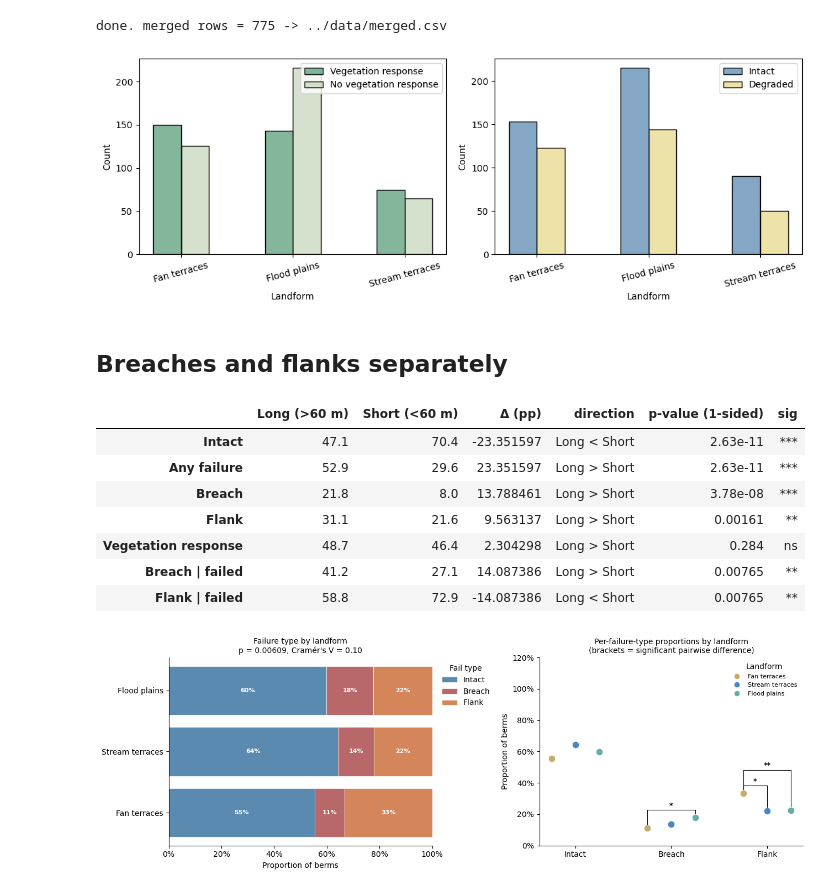
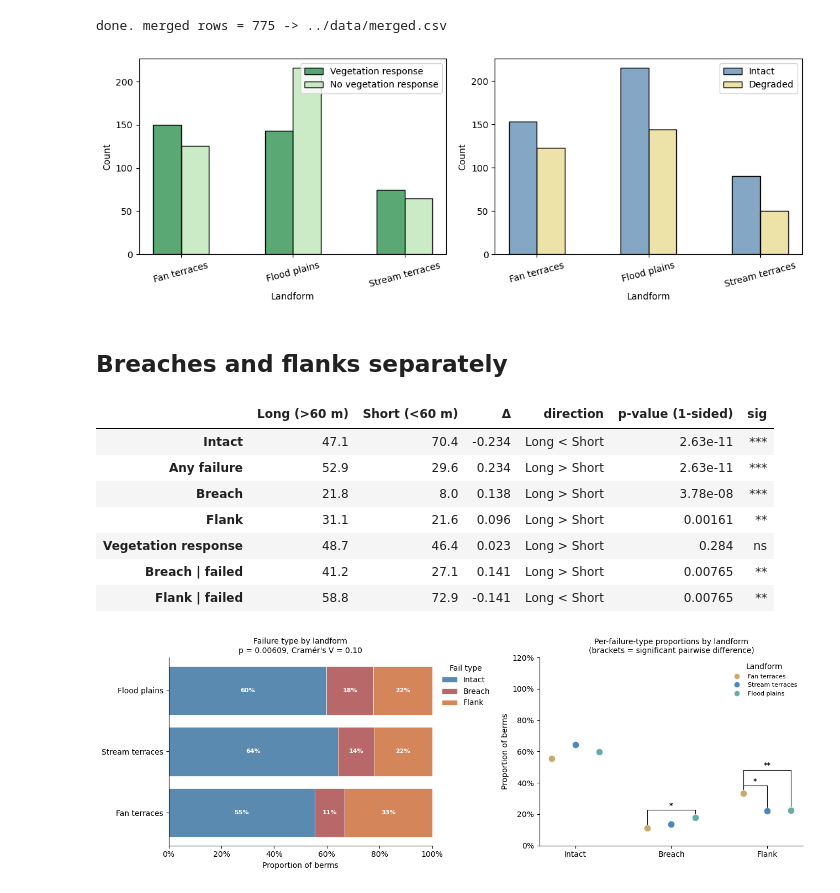
Before and after one commit to octavia-crompton/altar-berms-outcomes, a Jupyter notebook: notebooks/ berm analysis with API.ipynb, the cells around one changed output. Saved outputs shown, nothing was run; the diff lists cells and outputs as text; code cells hidden in the pictures.

Commit message:
Add paper1/paper2 notebooks, figures, SI tables, README, and Overleaf merge

```diff
--- a/notebooks/ berm analysis with API.ipynb
+++ b/notebooks/ berm analysis with API.ipynb
@@ -802,9 +794,16 @@ from constants import (
     SLOPE_COLORS, slope_order,
     CLAY_COLORS, clay_order,
     SOILDEV_COLORS, soildev_order,
-    LBL_EFFECTIVE, LBL_INEFFECTIVE, eff_order,
+    TEXTURE_COLORS, texture_order,
+    LBL_EFFECTIVE, LBL_INEFFECTIVE, eff_order, eff_colors,
     fail_order, fail_colors,
 )
+
+# Align Effective column values with canonical labels from constants.py
+data['Effective'] = data['Effective'].map({
+    'Effective':   LBL_EFFECTIVE,
+    'Ineffective': LBL_INEFFECTIVE,
+})
 # %%
 
 sub = data.query("Type == 'Berm'").copy() if "Type" in data.columns else data.copy()
@@ -919,11 +915,13 @@ from plotting import remove_legend_titles
 # %%
-
 plot_df = data.copy()
 
 plot_df["Intact"] = pd.Categorical(
     np.where(plot_df["Intact"].astype(bool), "Intact", "Degraded"),
     categories=["Intact", "Degraded"], ordered=True
 )
+
+palette_eff = eff_colors
+palette_int = {"Intact": INTACT_COL, "Degraded": DEGRADED_COL}
 
 fig, axes = plt.subplots(1, 2, figsize=(11, 4))
 
@@ -935,34 +933,34 @@ sns.histplot(
     palette=palette_eff, hue_order=eff_order,
     ax=axes[0], legend=True
 )
 
 # Intactness
 sns.histplot(
     data=plot_df.sort_values("Landform"),
     x="Landform", hue="Intact",
     hue_order=["Intact", "Degraded"], palette=palette_int,
     multiple="dodge", shrink=0.5, stat="count",
     ax=axes[1], legend=True
 )
 
 # Title/position legends the seaborn way (no manual ax.legend() call)
 try:
     sns.move_legend(axes[0], "upper right", title="", frameon=True)
     sns.move_legend(axes[1], "upper right", title="", frameon=True)
 except Exception:
     # Fallback for older seaborn: retitle existing legends if present
     if axes[0].legend_ is not None: axes[0].legend_.set_title("Stability")
     if axes[1].legend_ is not None: axes[1].legend_.set_title("Intactness")
 
 for ax in axes:
     ax.set_xlabel("Landform")
     ax.set_ylabel("Count")
     ax.tick_params(axis="x", rotation=15)
 
 plt.tight_layout()
 # agregating over 6 years;
 # %% [output]
-[figure, old version]
+[figure, new version]
 # %% [markdown]
 ## Breaches and flanks separately
 # %%
@@ -1008,7 +1006,7 @@ for metric, pos_mask_fn in [
     p_val, direction = _fisher_one_sided(c_l, n_long, c_s, n_short)
     p_l, p_s = c_l / n_long, c_s / n_short
     rows[metric] = {long_lbl: p_l, short_lbl: p_s,
-                    "Δ (pp)": (p_l - p_s) * 100,
+                    "Δ": round(p_l - p_s, 3),
                     "direction": f"Long {'>' if p_l >= p_s else '<'} Short",
                     "p-value (1-sided)": p_val,
                     "sig": _sig_stars(p_val)}
@@ -1023,7 +1021,7 @@ for metric, ft in [("Breach | failed", "Breach"), ("Flank | failed", "Flank")]:
     p_val, direction = _fisher_one_sided(c_l, n_lf, c_s, n_sf)
     p_l, p_s = c_l / n_lf, c_s / n_sf
     rows[metric] = {long_lbl: p_l, short_lbl: p_s,
-                    "Δ (pp)": (p_l - p_s) * 100,
+                    "Δ": round(p_l - p_s, 3),
                     "direction": f"Long {'>' if p_l >= p_s else '<'} Short",
                     "p-value (1-sided)": p_val,
                     "sig": _sig_stars(p_val)}
@@ -1034,18 +1032,18 @@ len_metrics[[long_lbl, short_lbl]] = len_metrics[[long_lbl, short_lbl]].astype(f
 display(len_metrics.assign(
     **{long_lbl:  (len_metrics[long_lbl]  * 100).round(1),
        short_lbl: (len_metrics[short_lbl] * 100).round(1),
-       "Δ (pp)":  len_metrics["Δ (pp)"].round(1),
+       "Δ":       len_metrics["Δ"].astype(float).round(3),
        "p-value (1-sided)": len_metrics["p-value (1-sided)"].apply(lambda x: f"{x:.3g}")}
-)[[long_lbl, short_lbl, "Δ (pp)", "direction", "p-value (1-sided)", "sig"]])
+)[[long_lbl, short_lbl, "Δ", "direction", "p-value (1-sided)", "sig"]])
 # %% [output]
-|  | Long (>60 m) | Short (<60 m) | Δ (pp) | direction | p-value (1-sided) | sig |
-| Intact | 47.1 | 70.4 | -23.351597 | Long < Short | 2.63e-11 | *** |
-| Any failure | 52.9 | 29.6 | 23.351597 | Long > Short | 2.63e-11 | *** |
-| Breach | 21.8 | 8.0 | 13.788461 | Long > Short | 3.78e-08 | *** |
-| Flank | 31.1 | 21.6 | 9.563137 | Long > Short | 0.00161 | ** |
-| Vegetation response | 48.7 | 46.4 | 2.304298 | Long > Short | 0.284 | ns |
-| Breach | failed | 41.2 | 27.1 | 14.087386 | Long > Short | 0.00765 | ** |
-| Flank | failed | 58.8 | 72.9 | -14.087386 | Long < Short | 0.00765 | ** |
+|  | Long (>60 m) | Short (<60 m) | Δ | direction | p-value (1-sided) | sig |
+| Intact | 47.1 | 70.4 | -0.234 | Long < Short | 2.63e-11 | *** |
+| Any failure | 52.9 | 29.6 | 0.234 | Long > Short | 2.63e-11 | *** |
+| Breach | 21.8 | 8.0 | 0.138 | Long > Short | 3.78e-08 | *** |
+| Flank | 31.1 | 21.6 | 0.096 | Long > Short | 0.00161 | ** |
+| Vegetation response | 48.7 | 46.4 | 0.023 | Long > Short | 0.284 | ns |
+| Breach | failed | 41.2 | 27.1 | 0.141 | Long > Short | 0.00765 | ** |
+| Flank | failed | 58.8 | 72.9 | -0.141 | Long < Short | 0.00765 | ** |
 # %%
 
 # Failure type breakdown by landform
```
Also changed, not shown: parts of 34 cells of this notebook, 36 other files.
